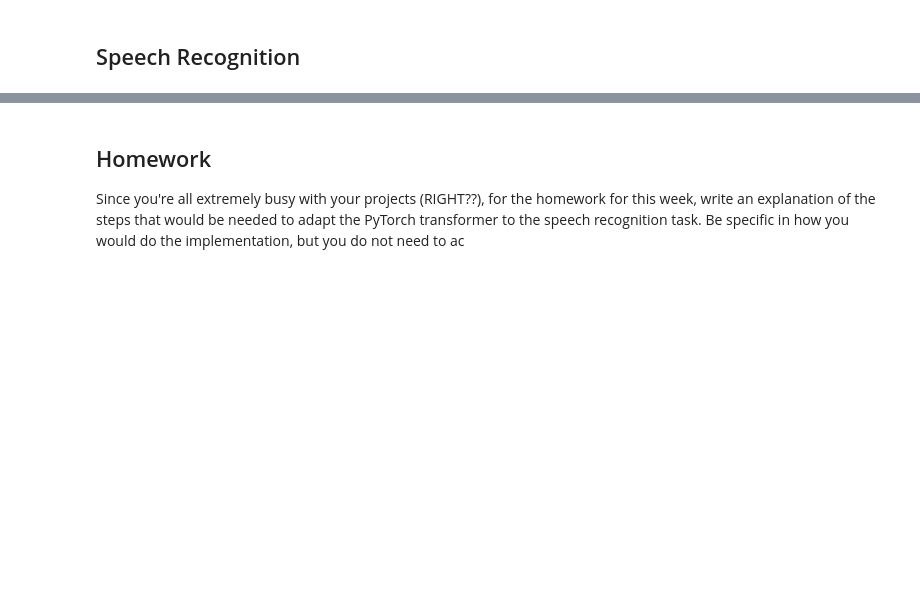
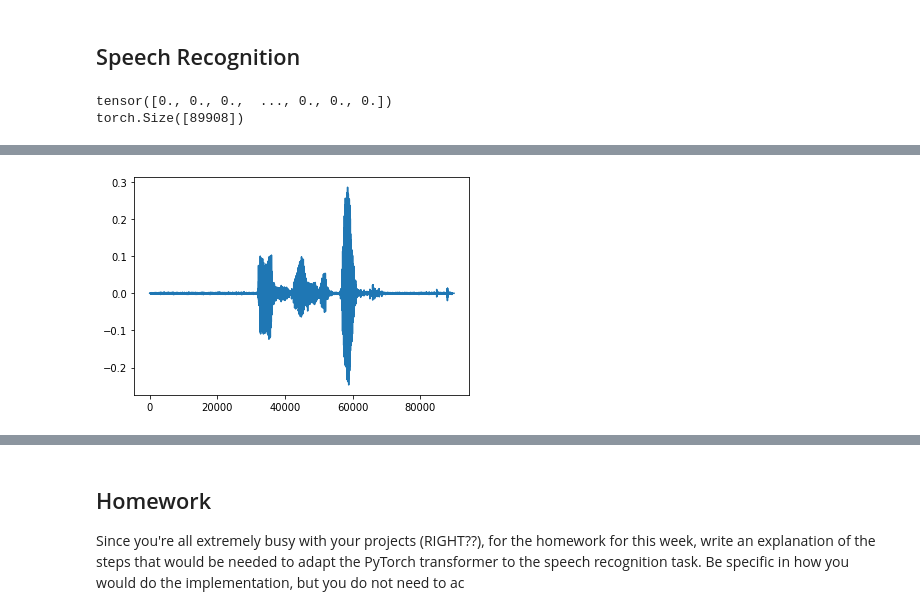
Before and after one commit to akraradets/2021JanRTML, a Jupyter notebook: lab12/lab12 - eval.ipynb, the cells around one changed output, grey strips where cells are left out. Saved outputs shown, nothing was run; the diff lists cells and outputs as text; code cells hidden in the pictures; blank space fills up the shorter version.

```diff
--- a/lab12/lab12 - eval.ipynb
+++ b/lab12/lab12 - eval.ipynb
@@ -73,0 +76,24 @@ print('| End of training | test loss {:5.2f} | test ppl {:8.2f}'.format(test_los
+# %%
+from pydub import AudioSegment
+from pydub.utils import mediainfo
+import matplotlib.pyplot as plt
+import IPython.display as ipd
+import torch
+import torchaudio
+import numpy as np
+info = mediainfo("./data-speech/myTest.m4a")
+audio = AudioSegment.from_file('./data-speech/myTest.m4a')
+waveform = torch.from_numpy(np.array(audio.get_array_of_samples() ) ).T / (2 ** 16)
+downsample = torch.nn.Sequential(
+    torchaudio.transforms.Resample(orig_freq = int(info['sample_rate']), new_freq = 16000),
+    )
+print(waveform)
+
+waveform = downsample(waveform)
+print(waveform.shape)
+sample_rate = 16000
+plt.plot(waveform)
+ipd.Audio(waveform.numpy(), rate=sample_rate)
+# %% [output]
+tensor([0., 0., 0.,  ..., 0., 0., 0.])
+torch.Size([89908])
@@ -73,0 +101 @@ print('| End of training | test loss {:5.2f} | test ppl {:8.2f}'.format(test_los
+[figure, added]
```
Also changed, not shown: parts of 6 cells of this notebook, 4 other files.
